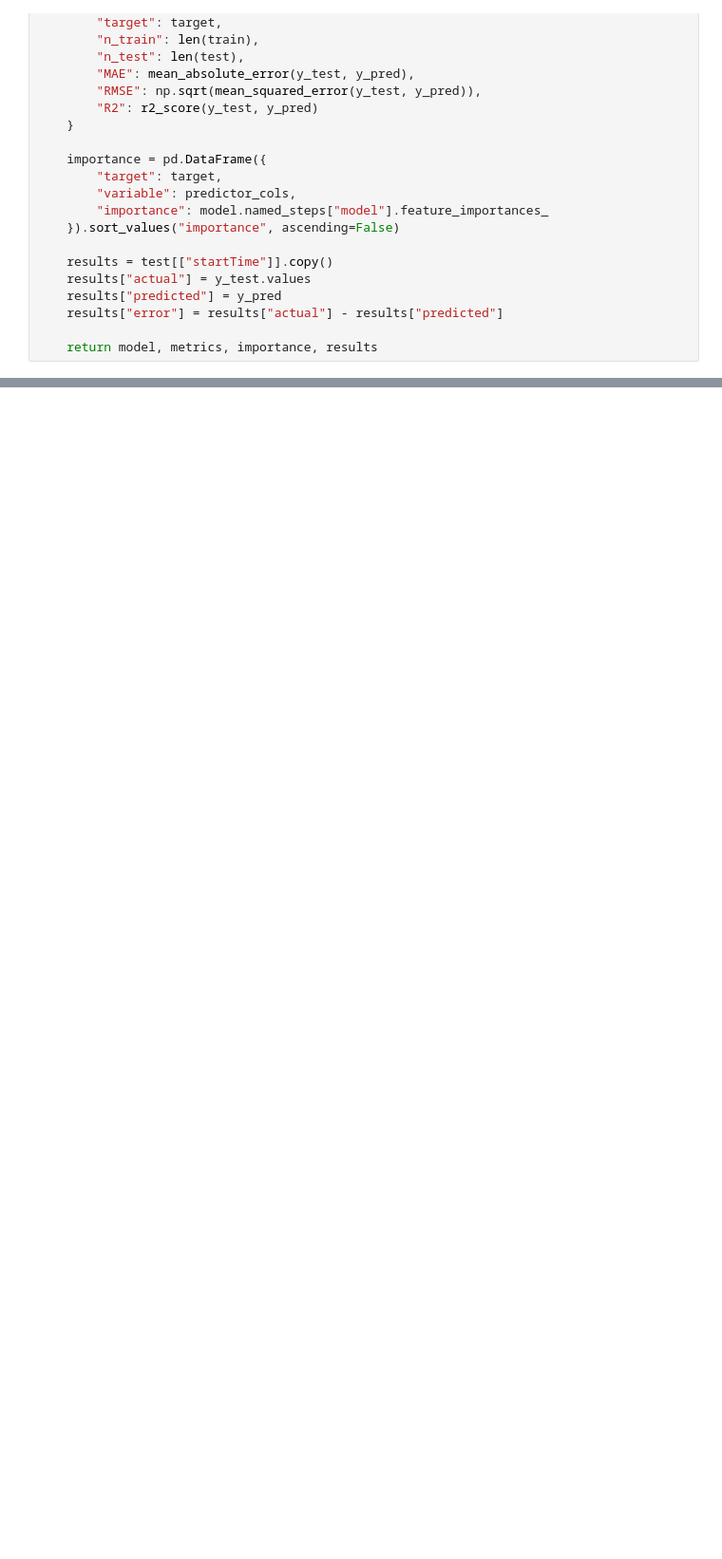
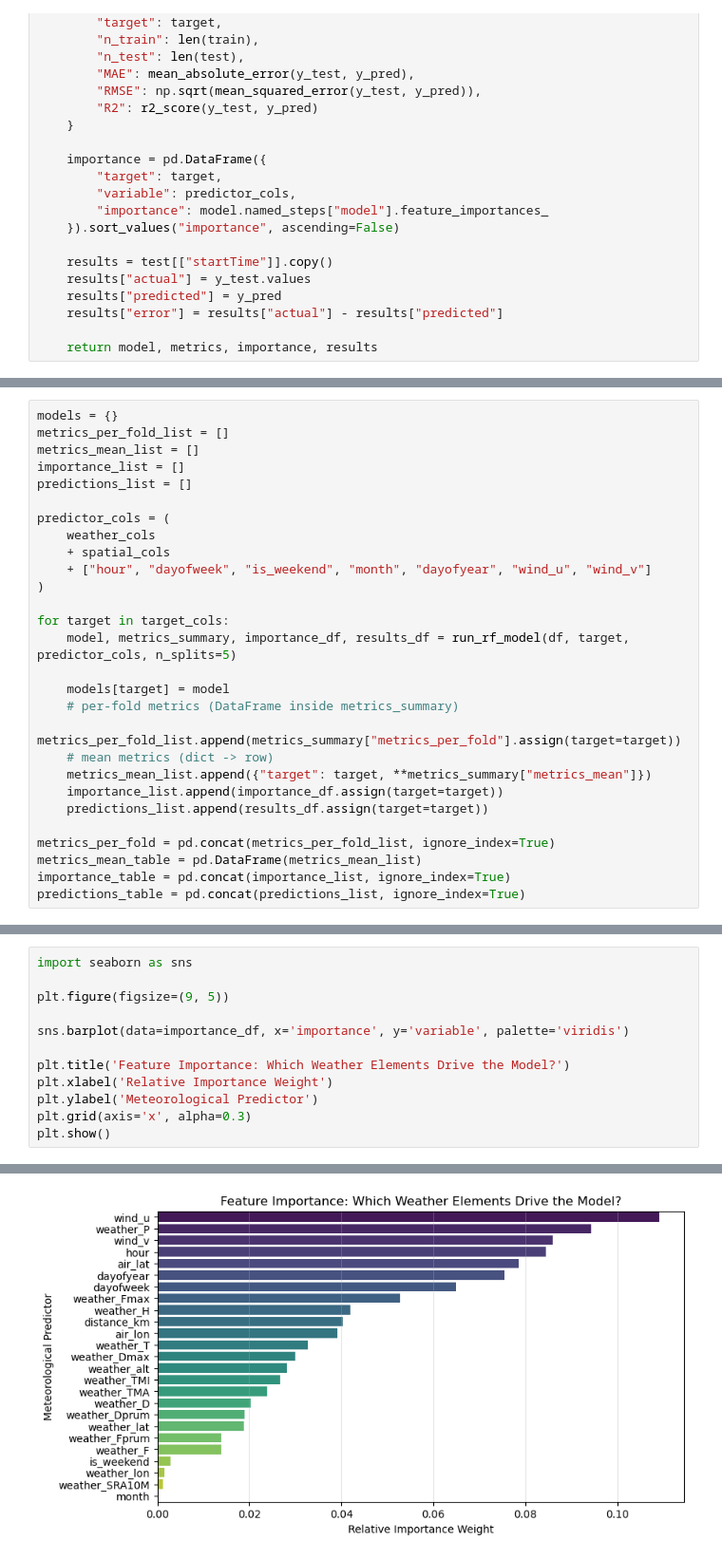
Before and after one commit to jayjay7788/Data-Processing-in-Python---Project, a Jupyter notebook: notebooks/data processing draft.ipynb, the cells around one changed output, grey strips where cells are left out. Shown at 95% size. Cells and saved outputs as stored; diff of their text form; blank space fills up the shorter version.

Commit message:
Add alternative model for predictions

```diff
--- a/notebooks/data processing draft.ipynb
+++ b/notebooks/data processing draft.ipynb
@@ -1332,0 +1405,28 @@ NameError: name 'target_cols' is not defined
+# %%
+models = {}
+metrics_per_fold_list = []
+metrics_mean_list = []
+importance_list = []
+predictions_list = []
+
+predictor_cols = (
+    weather_cols
+    + spatial_cols
+    + ["hour", "dayofweek", "is_weekend", "month", "dayofyear", "wind_u", "wind_v"]
+)
+
+for target in target_cols:
+    model, metrics_summary, importance_df, results_df = run_rf_model(df, target, predictor_cols, n_splits=5)
+
+    models[target] = model
+    # per-fold metrics (DataFrame inside metrics_summary)
+    metrics_per_fold_list.append(metrics_summary["metrics_per_fold"].assign(target=target))
+    # mean metrics (dict -> row)
+    metrics_mean_list.append({"target": target, **metrics_summary["metrics_mean"]})
+    importance_list.append(importance_df.assign(target=target))
+    predictions_list.append(results_df.assign(target=target))
+
+metrics_per_fold = pd.concat(metrics_per_fold_list, ignore_index=True)
+metrics_mean_table = pd.DataFrame(metrics_mean_list)
+importance_table = pd.concat(importance_list, ignore_index=True)
+predictions_table = pd.concat(predictions_list, ignore_index=True)
@@ -1332,0 +1459,13 @@ NameError: name 'target_cols' is not defined
+# %%
+import seaborn as sns
+
+plt.figure(figsize=(9, 5))
+
+sns.barplot(data=importance_df, x='importance', y='variable', palette='viridis')
+
+plt.title('Feature Importance: Which Weather Elements Drive the Model?')
+plt.xlabel('Relative Importance Weight')
+plt.ylabel('Meteorological Predictor')
+plt.grid(axis='x', alpha=0.3)
+plt.show()
+# %% [output]
@@ -1332,0 +1475 @@ NameError: name 'target_cols' is not defined
+[figure, added]
```
Also changed, not shown: parts of 6 cells of this notebook.
